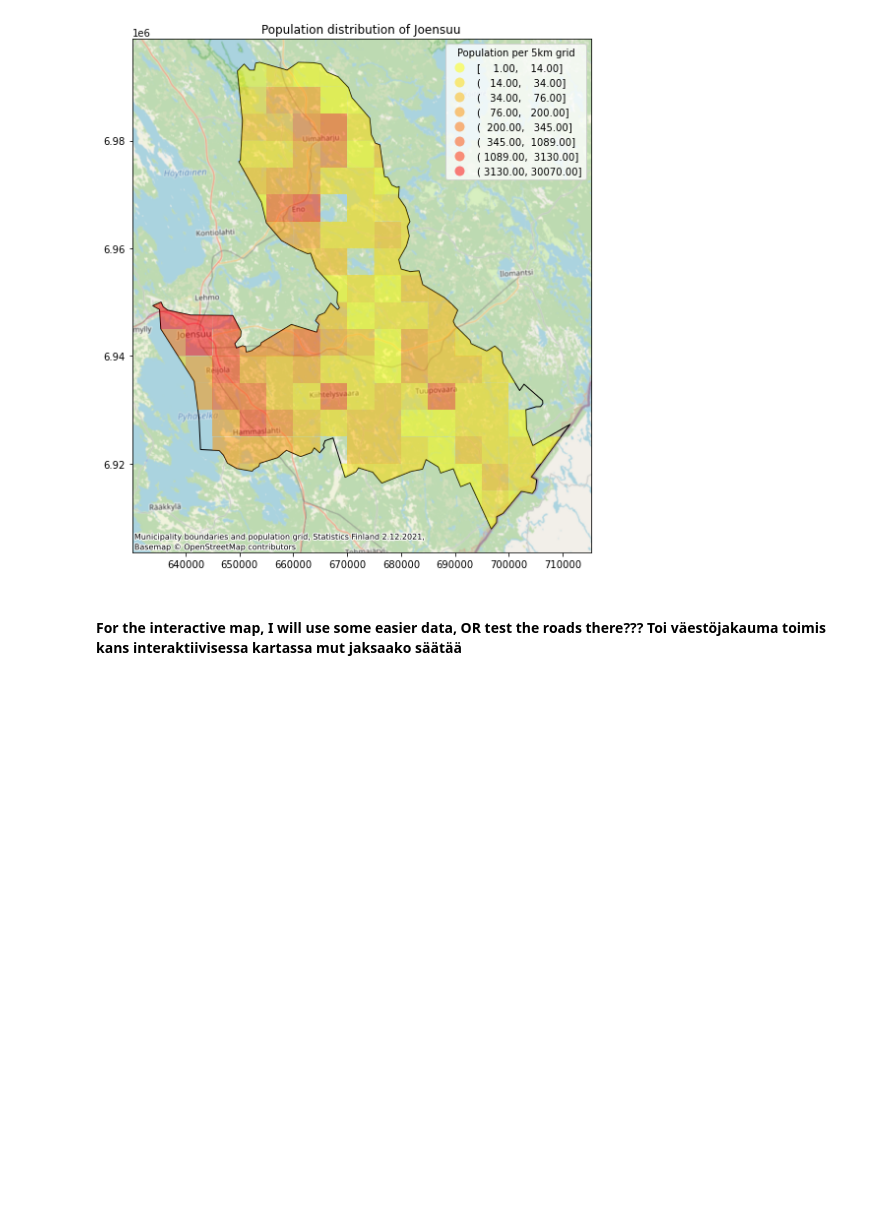
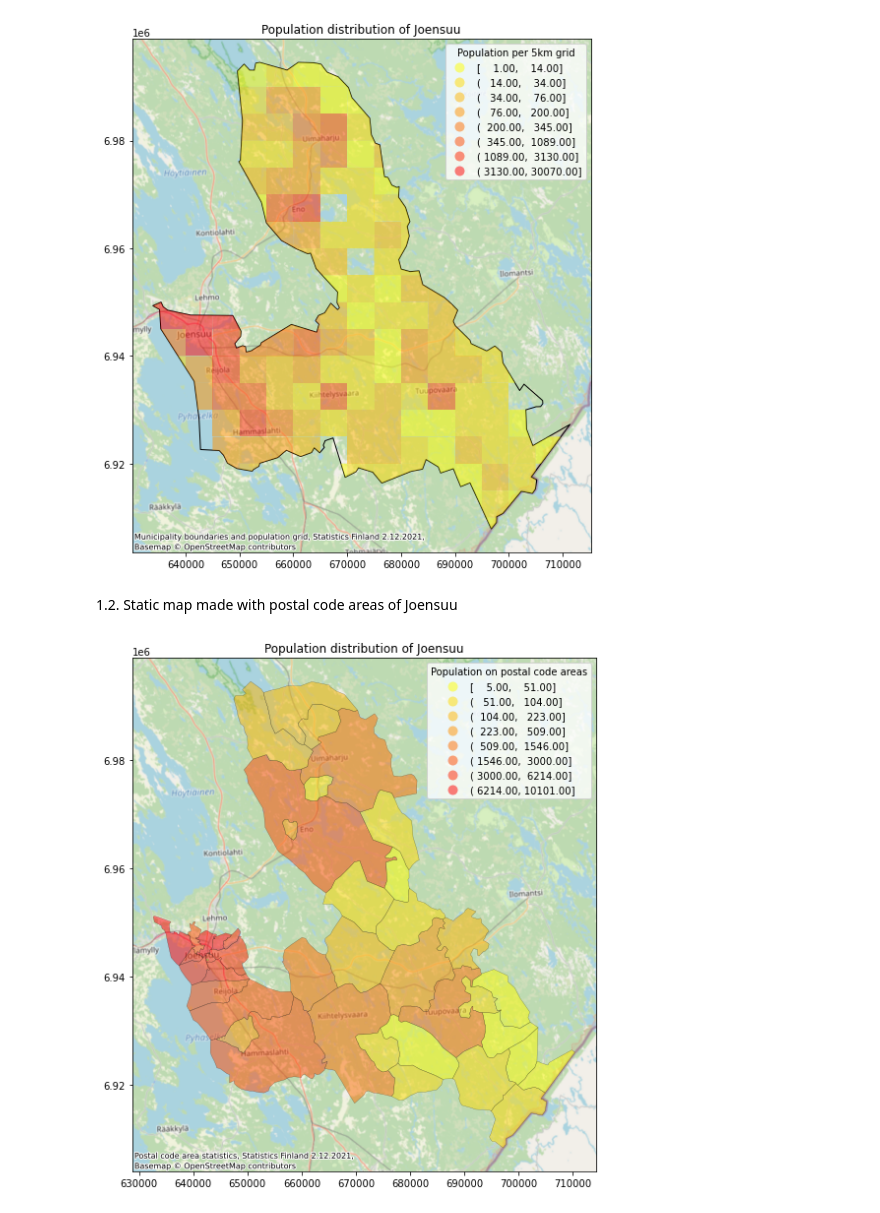
Before and after one commit to AutoGIS-2021/exercise-5-happro, a Jupyter notebook: Exercise5.ipynb, the cells around one changed output. Drawn from its saved outputs; the diff is of its cells as text; code cells hidden in the pictures; blank space fills up the shorter version.

```diff
--- a/Exercise5.ipynb
+++ b/Exercise5.ipynb
@@ -75,5 +52,0 @@ intersection.plot(ax=ax, column='vaesto' , scheme='NaturalBreaks', k=8, cmap='ma
-# %%
-"""# Change the crs suitable for the basemap
-intersection = intersection.to_crs(epsg=3857)
-joensuu = joensuu.to_crs(epsg=3857)
-print(joensuu.crs, intersection.crs)"""
@@ -102,4 +77,44 @@ plt.tight_layout()
 # %% [output]
 [figure]
-# %% [markdown]
-#### For the interactive map, I will use some easier data, OR test the roads there??? Toi väestöjakauma toimis kans interaktiivisessa kartassa mut jaksaako säätää
+# %% [markdown]
+1.2. Static map made with postal code areas of Joensuu
+# %%
+# Read the data
+url_paavo = 'https://geo.stat.fi/geoserver/postialue/wfs?request=GetFeature&typename=postialue:pno_tilasto_2021&outputformat=JSON'
+paavo = gpd.read_file(url_paavo)
+
+# Crop the postal code data to Joensuu area
+joe = paavo.loc[paavo['kunta']=='167']
+
+# Select only the necessary columns (also for the interactive map)
+joe = joe[['postinumeroalue', 'nimi', 'euref_x', 'euref_y',  'pinta_ala', 'ra_raky', 'ra_ke', 'he_vakiy', 'geometry']]
+
+# Change the name of the columns
+joe = joe.rename(columns={'postinumeroalue':'postalcode', 'nimi':'name','pinta_ala':'area', 'ra_raky':'buildings','ra_ke':'cottages', 'he_vakiy':'population'})
+
+# Create the figure and plot
+fig, ax = plt.subplots(figsize=(10,8))
+joe.plot(ax=ax, column='population', scheme='JenksCaspall', k=8, cmap='autumn_r',
+         edgecolor='k', linewidth=0.3, legend=True, alpha=0.5)
+
+# Add credits
+credits = 'Postal code area statistics, Statistics Finland 2.12.2021,\nBasemap © OpenStreetMap contributors'
+
+# Add basemap
+ctx.add_basemap(ax, crs=joe.crs, attribution=credits,
+                source=ctx.providers.OpenStreetMap.Mapnik, zoom=9)
+
+# Add title
+plt.title('Population distribution of Joensuu')
+
+# Set a title for the legend
+ax.get_legend().set_title("Population on postal code areas")
+
+# Remove the empty white-space around the axes
+plt.tight_layout()
+
+# Save as png to docs folder
+outf = r'docs/Joe_postal.png'
+plt.savefig(outf, dpi=300)
+# %% [output]
+[figure, added]
```
Also changed, not shown: parts of 20 cells of this notebook, 4 other files.
